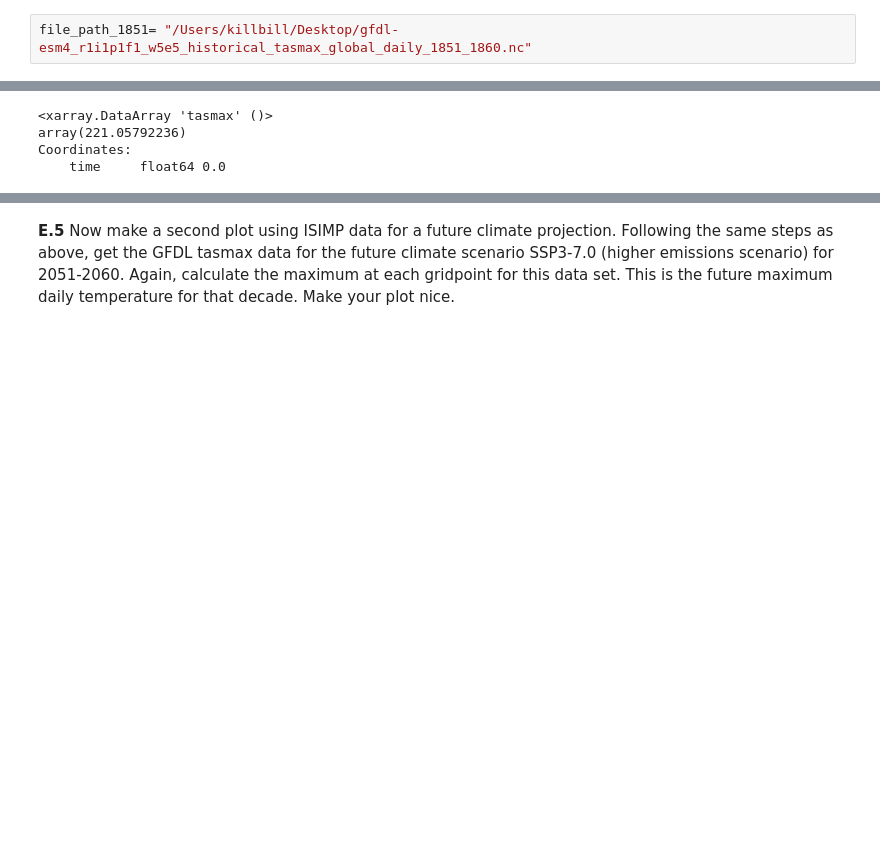
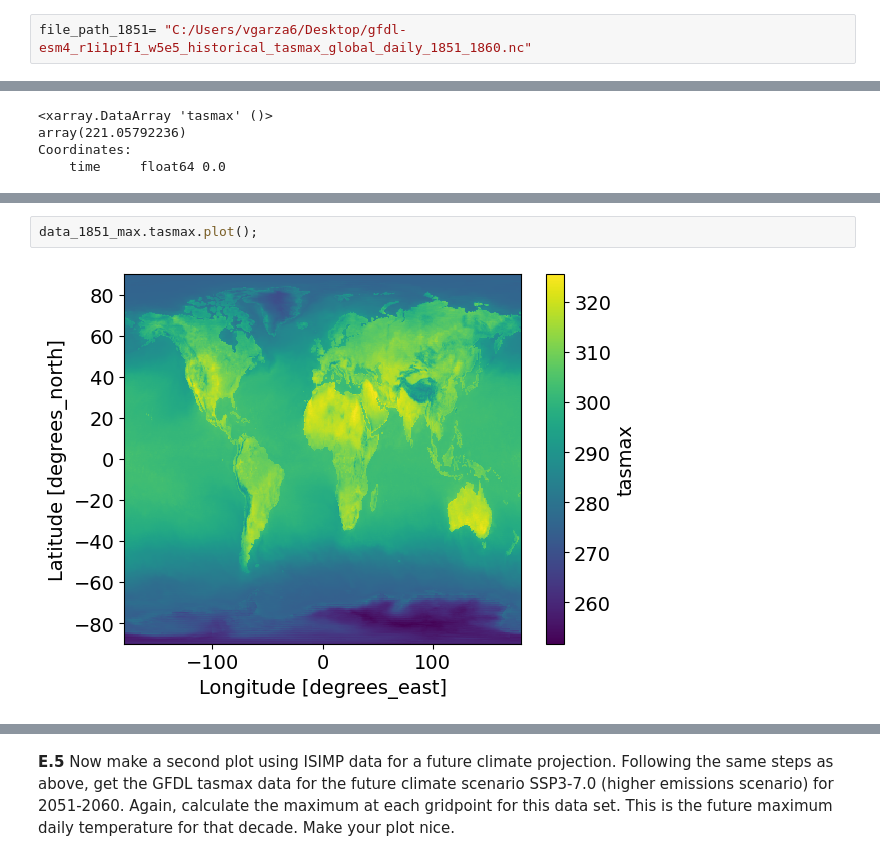
Before and after one commit to chsharrison/Sci_comp_F24, a Jupyter notebook: kolin_bilbrew/Lab6.2_F24_cartopy_corrected.ipynb, the cells around one changed output, grey strips where cells are left out. Saved outputs shown, nothing was run; the diff lists cells and outputs as text; blank space fills up the shorter version.

```diff
--- a/kolin_bilbrew/Lab6.2_F24_cartopy_corrected.ipynb
+++ b/kolin_bilbrew/Lab6.2_F24_cartopy_corrected.ipynb
@@ -485,6 +577,6 @@ Here you have a choice, you can download an etire file (note the size) or you ca
 * Load up the data into xarray and plot the maximum of this dataset (so max over the decade for each gridcell. You just use a max function for this, no loops needed).
 * Plot using cartopy to make it pretty. Put some sensible lables on it, etc. Maybe add some country boundaries.
 # %%
-file_path_1851= "/Users/killbill/Desktop/gfdl-esm4_r1i1p1f1_w5e5_historical_tasmax_global_daily_1851_1860.nc"
+file_path_1851= "C:/Users/vgarza6/Desktop/gfdl-esm4_r1i1p1f1_w5e5_historical_tasmax_global_daily_1851_1860.nc"
 # %%
 data_1851 = xr.open_dataset(file_path_1851, decode_times=False)
@@ -558,0 +634,4 @@ gl.ylabel_style = {'size' : 13}
+# %%
+data_1851_max.tasmax.plot();
+# %% [output]
+[figure, added]
```
Also changed, not shown: parts of 36 cells of this notebook.
